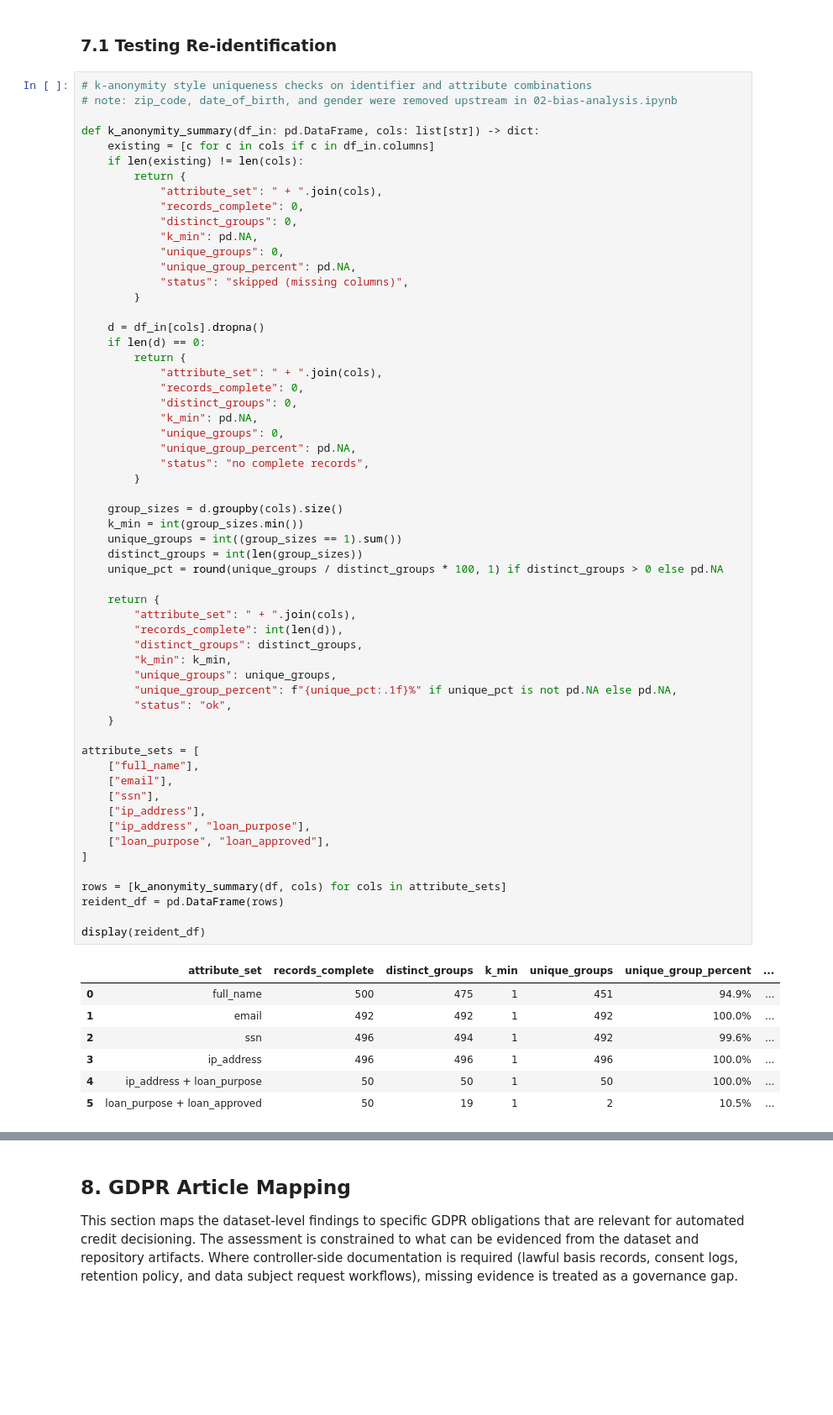
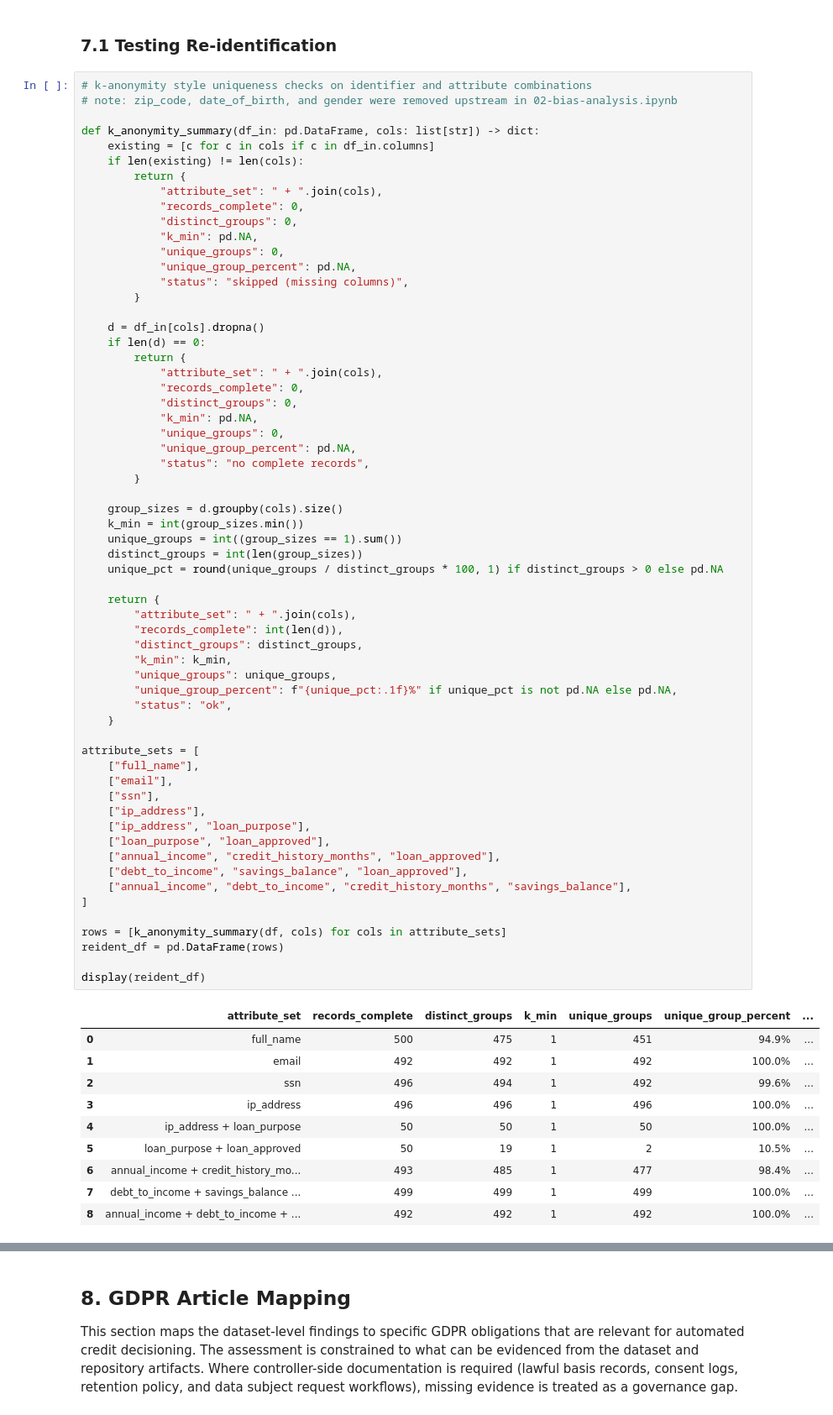
Before and after one commit to mchlkan/dego-2606-group3, a Jupyter notebook: notebooks/03-privacy-demo.ipynb, the cells around one changed output, grey strips where cells are left out. Shown at 84% size. Drawn from its saved outputs; the diff is of its cells as text; blank space fills up the shorter version.

```diff
--- a/notebooks/03-privacy-demo.ipynb
+++ b/notebooks/03-privacy-demo.ipynb
@@ -542,33 +542,39 @@ def k_anonymity_summary(df_in: pd.DataFrame, cols: list[str]) -> dict:
         "attribute_set": " + ".join(cols),
         "records_complete": int(len(d)),
         "distinct_groups": distinct_groups,
         "k_min": k_min,
         "unique_groups": unique_groups,
         "unique_group_percent": f"{unique_pct:.1f}%" if unique_pct is not pd.NA else pd.NA,
         "status": "ok",
     }
 
 attribute_sets = [
     ["full_name"],
     ["email"],
     ["ssn"],
     ["ip_address"],
     ["ip_address", "loan_purpose"],
     ["loan_purpose", "loan_approved"],
+    ["annual_income", "credit_history_months", "loan_approved"],
+    ["debt_to_income", "savings_balance", "loan_approved"],
+    ["annual_income", "debt_to_income", "credit_history_months", "savings_balance"],
 ]
 
 rows = [k_anonymity_summary(df, cols) for cols in attribute_sets]
 reident_df = pd.DataFrame(rows)
 
 display(reident_df)
 # %% [output]
 |  | attribute_set | records_complete | distinct_groups | k_min | unique_groups | unique_group_percent | ... |
 | 0 | full_name | 500 | 475 | 1 | 451 | 94.9% | ... |
 | 1 | email | 492 | 492 | 1 | 492 | 100.0% | ... |
 | 2 | ssn | 496 | 494 | 1 | 492 | 99.6% | ... |
 | 3 | ip_address | 496 | 496 | 1 | 496 | 100.0% | ... |
 | 4 | ip_address + loan_purpose | 50 | 50 | 1 | 50 | 100.0% | ... |
 | 5 | loan_purpose + loan_approved | 50 | 19 | 1 | 2 | 10.5% | ... |
+| 6 | annual_income + credit_history_mo... | 493 | 485 | 1 | 477 | 98.4% | ... |
+| 7 | debt_to_income + savings_balance ... | 499 | 499 | 1 | 499 | 100.0% | ... |
+| 8 | annual_income + debt_to_income + ... | 492 | 492 | 1 | 492 | 100.0% | ... |
 # %% [markdown]
 **Findings**
 
```
Also changed, not shown: parts of 9 cells of this notebook.
